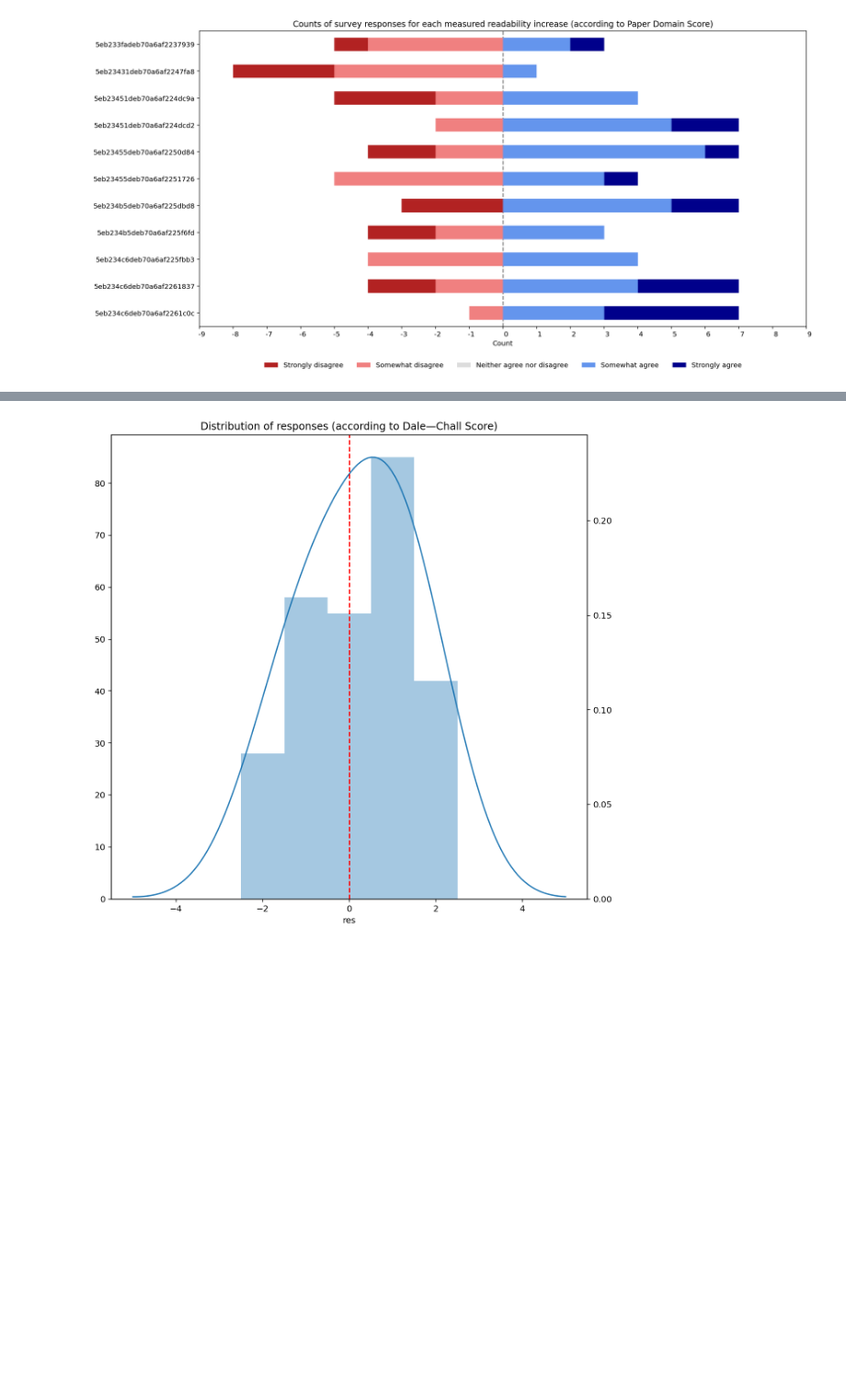
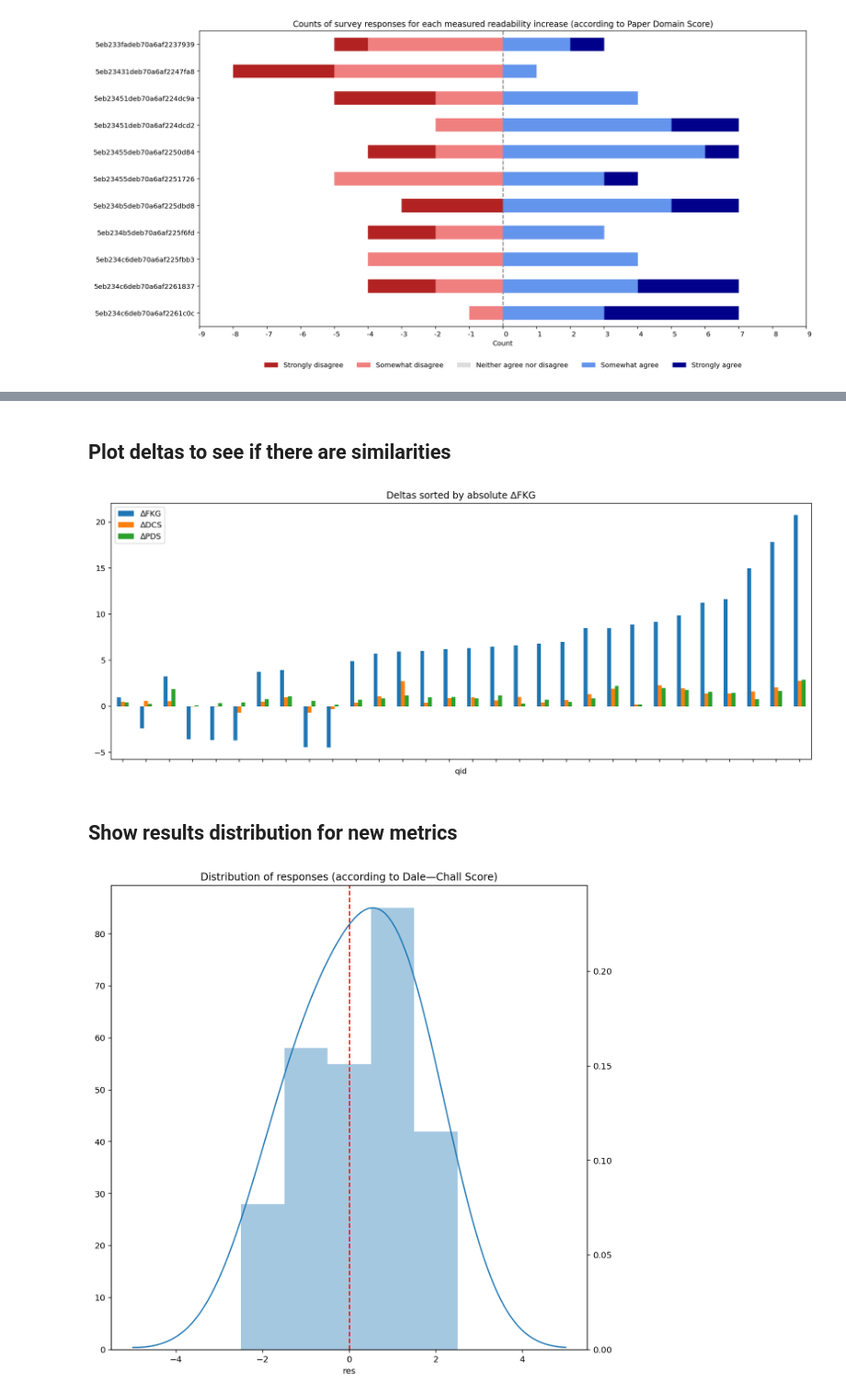
Before and after one commit to TiredFalcon/readse-internal-validity, a Jupyter notebook: Survey_responses_analysys.ipynb, the cells around one changed output, grey strips where cells are left out. Shown at 92% size. Saved outputs shown, nothing was run; the diff lists cells and outputs as text; code cells hidden in the pictures; blank space fills up the shorter version.

Commit message:
Add distribution of deltas

```diff
--- a/Survey_responses_analysys.ipynb
+++ b/Survey_responses_analysys.ipynb
@@ -345,0 +366,27 @@ plot_likert(
+# %% [markdown]
+## Plot deltas to see if there are similarities
+# %%
+# Plot deltas
+def plot_deltas(_df: pd.DataFrame, sort_by: str, fname: str = None):
+    plt.rcParams["figure.figsize"] = [16,6]
+    data = _df.groupby('qid').first()[['fkglDelta', 'dcsDelta', 'pdsDelta']]
+    data['sort_col'] = np.abs(data[sort_by])
+    renames = {
+        'fkglDelta': '∆FKG',
+        'dcsDelta': '∆DCS',
+        'pdsDelta': '∆PDS'
+    }
+    data_renamed = data.rename(columns=renames)
+    ax = data_renamed.sort_values(by=['sort_col'])\
+        .drop('sort_col', 1)\
+        .plot.bar(title=f"Deltas sorted by absolute {renames[sort_by]}")
+    ax.set_xticklabels([])
+    if fname:
+        plt.savefig(f'figures/{fname}', bbox_inches='tight')
+    plt.show()
+# %%
+plot_deltas(to_all_decreases(df, 'pdsDelta'), 'fkglDelta', fname="extra/deltas-distribution.png")
+# %% [output]
+[figure, added]
+# %% [markdown]
+## Show results distribution for new metrics
```
Also changed, not shown: parts of 3 cells of this notebook, 1 other file.
